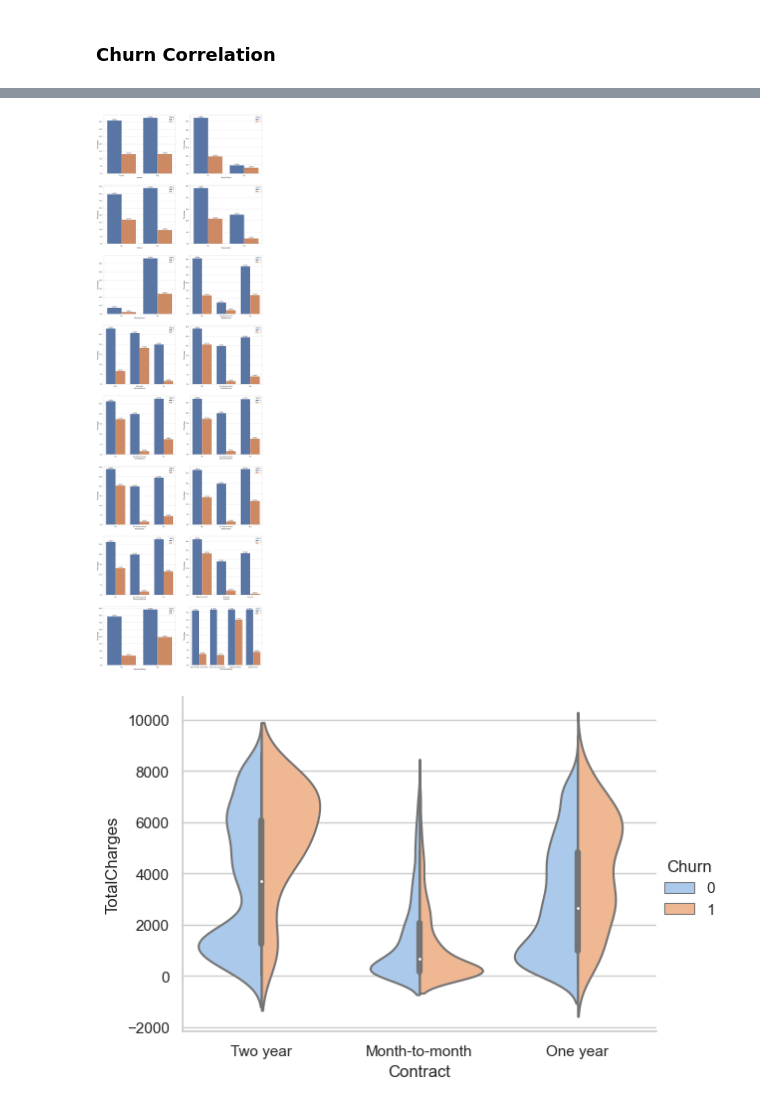
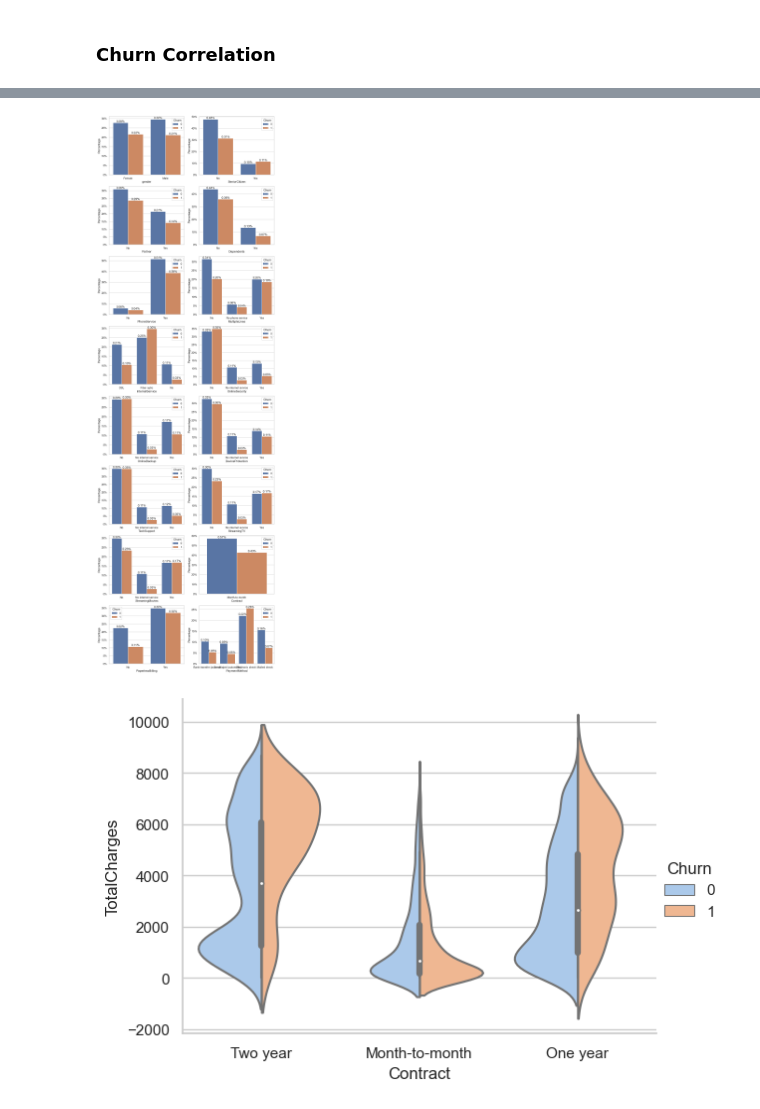
Before and after one commit to dominik117/telcom-churn-case-study, a Jupyter notebook: notebooks/dominik_telecom.ipynb, the cells around one changed output, grey strips where cells are left out. Saved outputs shown, nothing was run; the diff lists cells and outputs as text; code cells hidden in the pictures.

```diff
--- a/notebooks/dominik_telecom.ipynb
+++ b/notebooks/dominik_telecom.ipynb
@@ -101,0 +189,28 @@ plt.axvspan(41.5, 46.5, facecolor='g', alpha=0.5);
+# %%
+import warnings
+warnings.simplefilter("ignore", FutureWarning)
+
+def group(target, df=df, count='Churn'):
+    group = df.groupby(target)[count].value_counts().to_frame()
+    group = group.rename({"Churn": "Percentage"}, axis=1).reset_index()
+    group['Percentage'] = group['Percentage']/len(df)
+    return group
+
+sns.set(style="whitegrid", color_codes=True)
+
+fig, (ax1,ax2) = plt.subplots(nrows=1, ncols=2, figsize = (17,6))
+
+
+ax = sns.barplot(x='OnlineSecurity', y='Percentage', hue='Churn', data=group('OnlineSecurity', df=df_monthly), orient='v', palette="crest", alpha=0.8, ax=ax1)
+ax.set_yticklabels([f"{y:,.0%}" for y in ax.get_yticks()])
+hands, labs = ax.get_legend_handles_labels()
+ax.legend(title='Churn', loc='upper right', handles=hands, labels=['No', 'Yes'])
+for container in ax.containers:
+    ax.bar_label(container, fmt='%.2f%%')
+
+ax = sns.barplot(x='TechSupport', y='Percentage', hue='Churn', data=group('TechSupport', df=df_monthly), orient='v', palette="crest", alpha=0.8, ax=ax2)
+ax.set_yticklabels([f"{y:,.0%}" for y in ax.get_yticks()])
+hands, labs = ax.get_legend_handles_labels()
+ax.legend(title='Churn', loc='upper right', handles=hands, labels=['No', 'Yes'])
+for container in ax.containers:
+    ax.bar_label(container, fmt='%.2f%%')
@@ -101,0 +219,13 @@ plt.axvspan(41.5, 46.5, facecolor='g', alpha=0.5);
+# %%
+def group(target, df=df, count='Churn'):
+    group = df.groupby(target)[count].value_counts().to_frame()
+    group = group.rename({"Churn": "Percentage"}, axis=1).reset_index()
+    group['Percentage'] = group['Percentage']/len(df)
+    return group
+
+fig, axis = plt.subplots(1, 2, figsize=(10,3))
+
+ax = sns.barplot(x='InternetService', y='Percentage', hue='Churn', data=group('InternetService'), orient='v', ax=axis[0])
+ax.set_yticklabels([f"{y:,.0%}" for y in ax.get_yticks()])
+for container in ax.containers:
+    ax.bar_label(container, fmt='%.2f%%')
@@ -102,31 +250,31 @@ plt.axvspan(41.5, 46.5, facecolor='g', alpha=0.5);
 # %%
 import warnings
 warnings.simplefilter("ignore", UserWarning)
 
 def group(target, df=df, count='Churn'):
     group = df.groupby(target)[count].value_counts().to_frame()
     group = group.rename({"Churn": "Percentage"}, axis=1).reset_index()
     group['Percentage'] = group['Percentage']/len(df)
     return group
 
 plot_columns = ['gender', 'SeniorCitizen', 'Partner', 'Dependents', 'PhoneService', 'MultipleLines', 'InternetService',
                 'OnlineSecurity', 'OnlineBackup', 'DeviceProtection', 'TechSupport', 'StreamingTV', 'StreamingMovies',
                 'Contract', 'PaperlessBilling', 'PaymentMethod']
 
-fig, axis = plt.subplots(len(plot_columns)//2, 2, figsize=(20,70))
+fig, axis = plt.subplots(len(plot_columns)//2, 2, figsize=(12,40))
 
 label_format = '{:,.0f}'
 
 for count, column in enumerate(plot_columns):
     c = 0 if count % 2 == 0 else 1
-    ax = sns.barplot(x=column, y='Percentage', hue='Churn', data=group(column), orient='v', ax=axis[count//2][c])
+    ax = sns.barplot(x=column, y='Percentage', hue='Churn', data=group(column, df=df_monthly), orient='v', ax=axis[count//2][c])
     ax.set_yticklabels([f"{y:,.0%}" for y in ax.get_yticks()])
     for container in ax.containers:
         ax.bar_label(container, fmt='%.2f%%')
 
 plt.show();
 # %% [output]
-[figure, old version]
+[figure, new version]
 # %%
 ax = sns.catplot(x="Contract", y="TotalCharges", hue="Churn", kind="violin",
                  split=True, palette="pastel", data=df, height=4.2, aspect=1.4)
```
Also changed, not shown: parts of 14 cells of this notebook.
